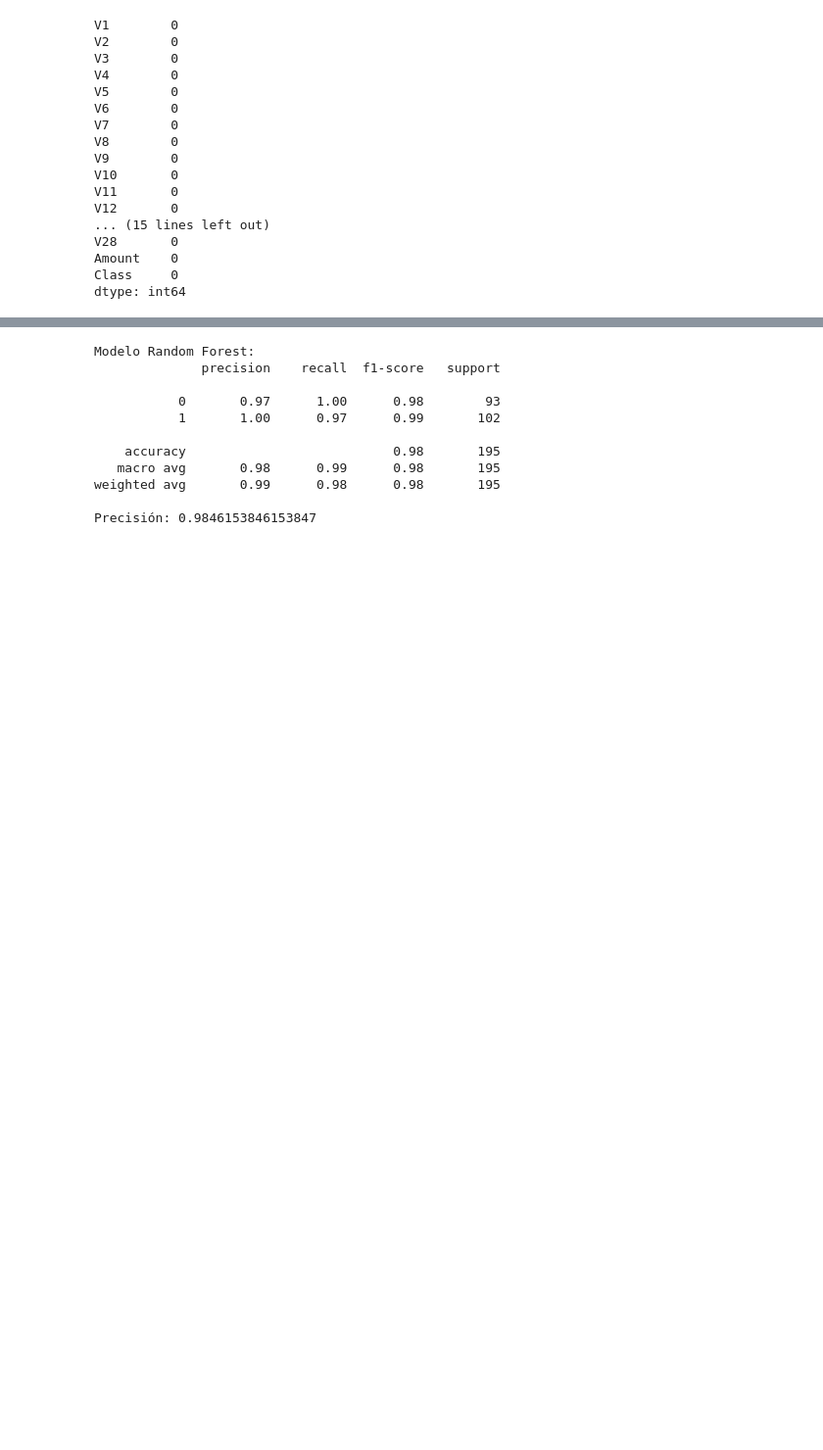
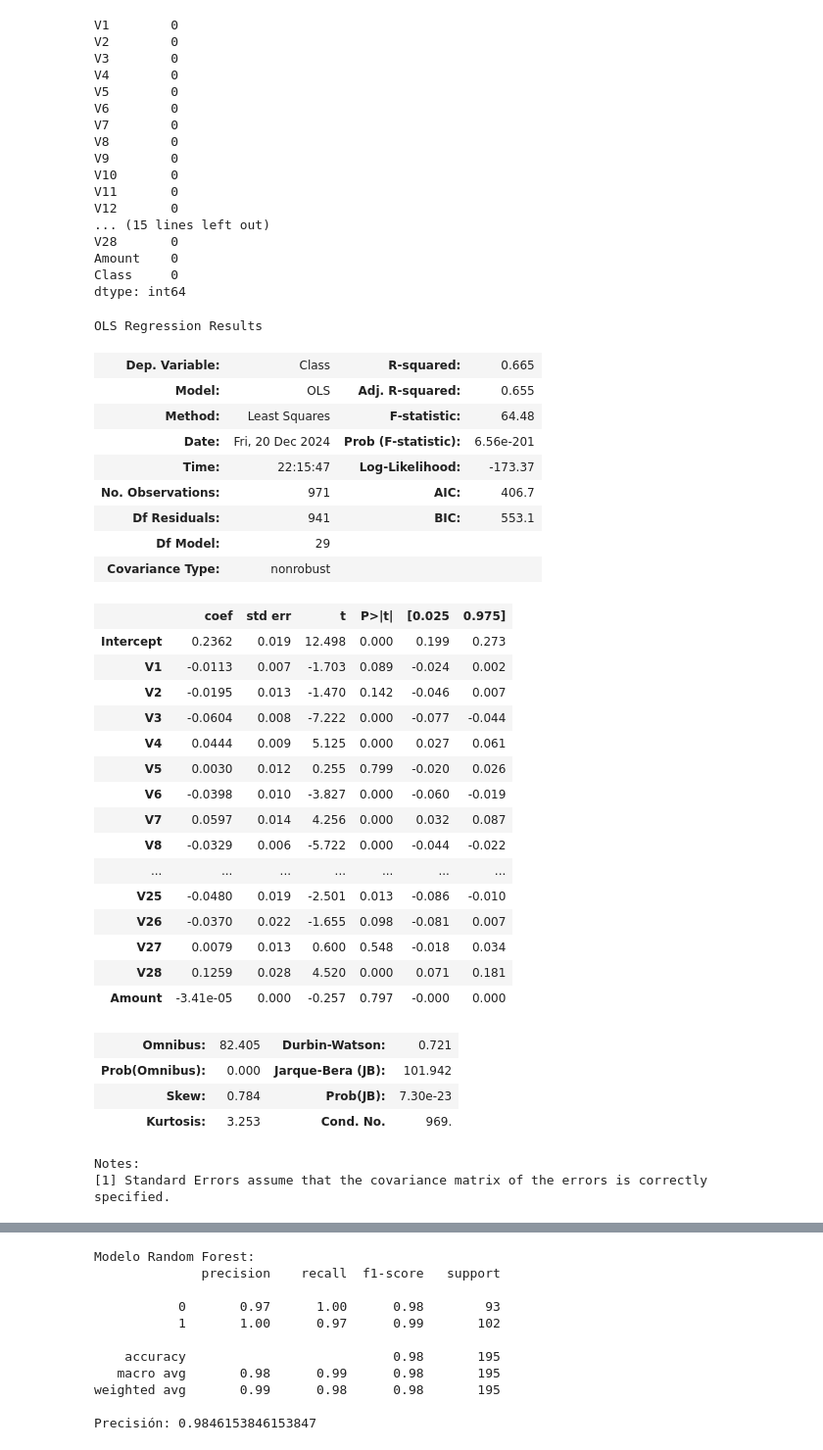
Before and after one commit to fotosycaptura/Taller-IA-2, a Jupyter notebook: Candidato-02.ipynb, the cells around one changed output, grey strips where cells are left out. Shown at 98% size. Drawn from its saved outputs; the diff is of its cells as text; code cells hidden in the pictures; blank space fills up the shorter version.

```diff
--- a/Candidato-02.ipynb
+++ b/Candidato-02.ipynb
@@ -77,3 +82,46 @@ V28       0
 Amount    0
 Class     0
 dtype: int64
+# %%
+variables = df.drop(columns=['Class']).columns.to_numpy()
+# Usando lambda y map para construir 'var1+var2+var3+...'
+var_str = '+'.join(map(lambda x: f'{x}', variables))
+str_y_and_x = 'Class ~ ' + var_str
+# %%
+# Instrucción para generar un modelo de regresión lineal, ajustar y mostrar resultados
+modelo = smf.ols(str_y_and_x, df)
+modelo = modelo.fit()
+modelo.summary()
+# %% [output]
+OLS Regression Results
+| Dep. Variable: | Class | R-squared: | 0.665 |
+| Model: | OLS | Adj. R-squared: | 0.655 |
+| Method: | Least Squares | F-statistic: | 64.48 |
+| Date: | Fri, 20 Dec 2024 | Prob (F-statistic): | 6.56e-201 |
+| Time: | 22:15:47 | Log-Likelihood: | -173.37 |
+| No. Observations: | 971 | AIC: | 406.7 |
+| Df Residuals: | 941 | BIC: | 553.1 |
+| Df Model: | 29 |  |  |
+| Covariance Type: | nonrobust |  |  |
+|  | coef | std err | t | P>|t| | [0.025 | 0.975] |
+| Intercept | 0.2362 | 0.019 | 12.498 | 0.000 | 0.199 | 0.273 |
+| V1 | -0.0113 | 0.007 | -1.703 | 0.089 | -0.024 | 0.002 |
+| V2 | -0.0195 | 0.013 | -1.470 | 0.142 | -0.046 | 0.007 |
+| V3 | -0.0604 | 0.008 | -7.222 | 0.000 | -0.077 | -0.044 |
+| V4 | 0.0444 | 0.009 | 5.125 | 0.000 | 0.027 | 0.061 |
+| V5 | 0.0030 | 0.012 | 0.255 | 0.799 | -0.020 | 0.026 |
+| V6 | -0.0398 | 0.010 | -3.827 | 0.000 | -0.060 | -0.019 |
+| V7 | 0.0597 | 0.014 | 4.256 | 0.000 | 0.032 | 0.087 |
+| V8 | -0.0329 | 0.006 | -5.722 | 0.000 | -0.044 | -0.022 |
+| ... | ... | ... | ... | ... | ... | ... |
+| V25 | -0.0480 | 0.019 | -2.501 | 0.013 | -0.086 | -0.010 |
+| V26 | -0.0370 | 0.022 | -1.655 | 0.098 | -0.081 | 0.007 |
+| V27 | 0.0079 | 0.013 | 0.600 | 0.548 | -0.018 | 0.034 |
+| V28 | 0.1259 | 0.028 | 4.520 | 0.000 | 0.071 | 0.181 |
+| Amount | -3.41e-05 | 0.000 | -0.257 | 0.797 | -0.000 | 0.000 |
+| Omnibus: | 82.405 | Durbin-Watson: | 0.721 |
+| Prob(Omnibus): | 0.000 | Jarque-Bera (JB): | 101.942 |
+| Skew: | 0.784 | Prob(JB): | 7.30e-23 |
+| Kurtosis: | 3.253 | Cond. No. | 969. |
+Notes:
+[1] Standard Errors assume that the covariance matrix of the errors is correctly specified.
```
Also changed, not shown: parts of 14 cells of this notebook.
